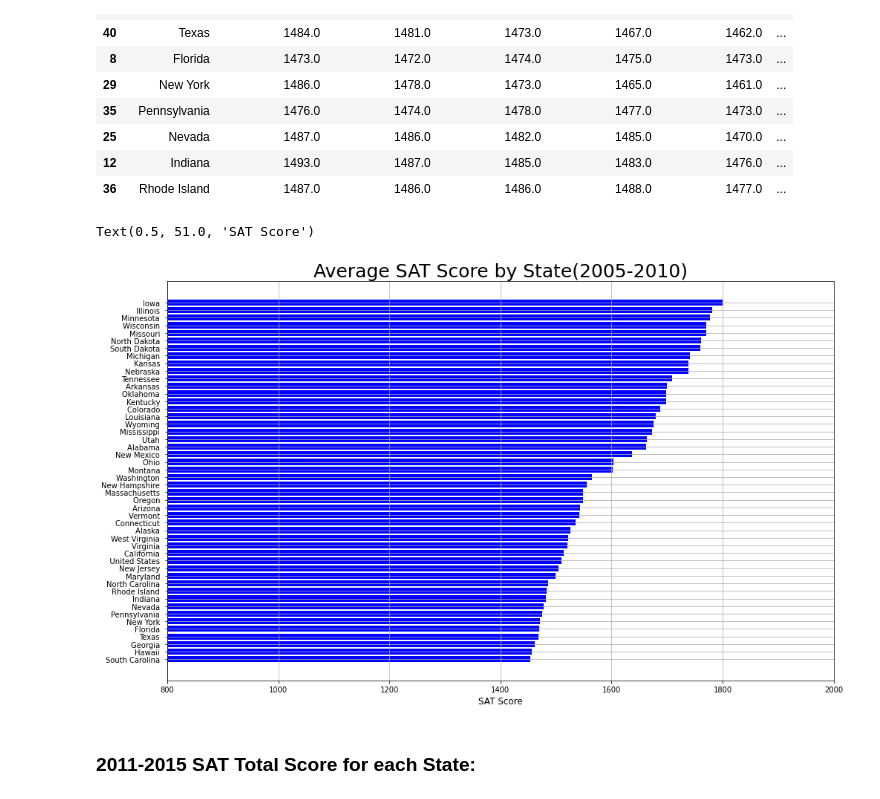
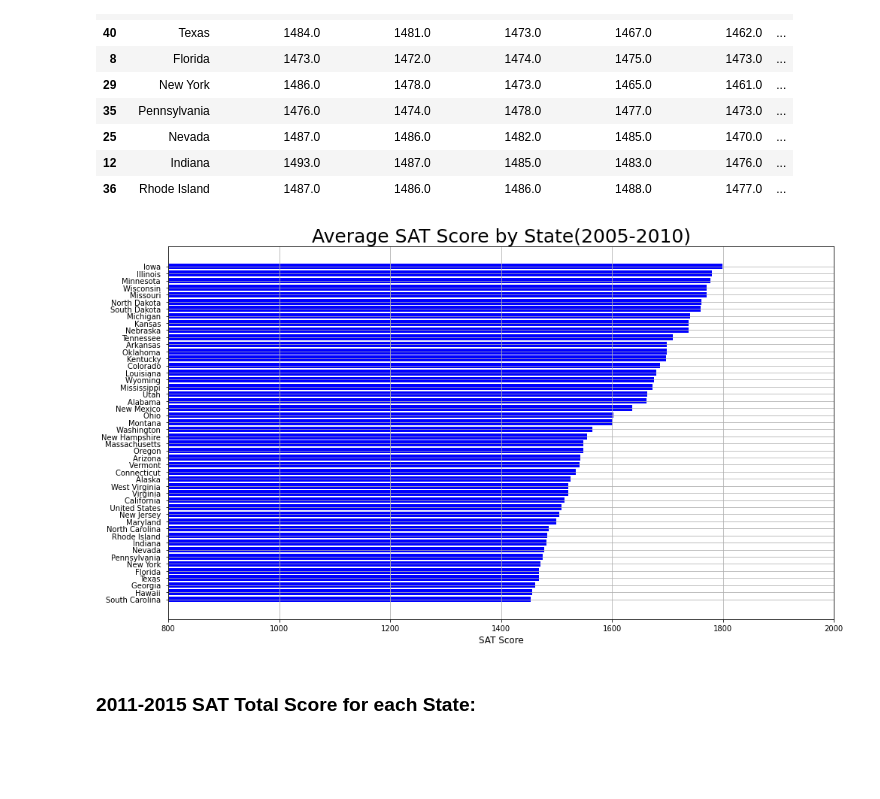
Before and after one commit to phamc4/Projects, a Jupyter notebook: SAT_changes.ipynb, the cells around one changed output. Saved outputs shown, nothing was run; the diff lists cells and outputs as text; code cells hidden in the pictures; blank space fills up the shorter version.

```diff
--- a/SAT_changes.ipynb
+++ b/SAT_changes.ipynb
@@ -176,18 +177,20 @@ df.head(10)
 # %%
 #Bar graph for first 6 years
 x = df['States']
 
 fig, ax = plt.subplots(figsize=(14,8))
 ax.barh(x, df['Average Over 6 Years'], color='blue')
 
 ax.grid(linestyle='-')
 plt.tight_layout()
 ax.set_xlim(800, 2000)
 ax.set_title('Average SAT Score by State(2005-2010)', fontsize=25)
 plt.xlabel('SAT Score', fontsize=12)
+fig.tight_layout()
+
+# plt.savefig('AverageSAT2005_2010.png')
 # %% [output]
-Text(0.5, 51.0, 'SAT Score')
-[figure, old version]
+[figure, new version]
 # %% [markdown]
 ### 2011-2015 SAT Total Score for each State:
 # %%
```
Also changed, not shown: parts of 12 cells of this notebook.
